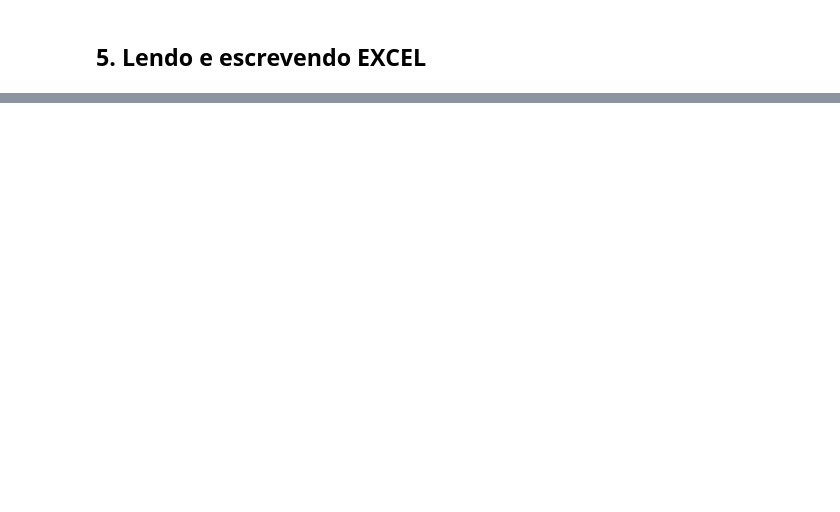
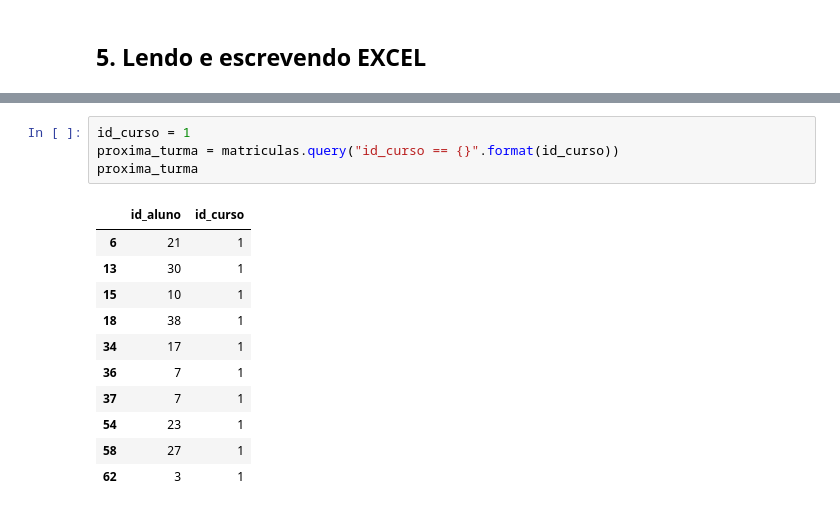
Before and after one commit to VinicusGB/cursos_data_science, a Jupyter notebook: 202201-ALURA-Formacao_Python_para_Data_Science/202202-ALURA-05_09-Pandas_Formatos_diferentes_de_entrada_e_saida/panda.ipynb, the cells around one changed output, grey strips where cells are left out. Drawn from its saved outputs; the diff is of its cells as text; blank space fills up the shorter version.

```diff
--- a/202201-ALURA-Formacao_Python_para_Data_Science/202202-ALURA-05_09-Pandas_Formatos_diferentes_de_entrada_e_saida/panda.ipynb
+++ b/202201-ALURA-Formacao_Python_para_Data_Science/202202-ALURA-05_09-Pandas_Formatos_diferentes_de_entrada_e_saida/panda.ipynb
@@ -640,0 +777,16 @@ d) Podemos substituir o código 5 para escrever um DataFrame em uma tabela html
+# %%
+id_curso = 1
+proxima_turma = matriculas.query("id_curso == {}".format(id_curso))
+proxima_turma
+# %% [output]
+|  | id_aluno | id_curso |
+| 6 | 21 | 1 |
+| 13 | 30 | 1 |
+| 15 | 10 | 1 |
+| 18 | 38 | 1 |
+| 34 | 17 | 1 |
+| 36 | 7 | 1 |
+| 37 | 7 | 1 |
+| 54 | 23 | 1 |
+| 58 | 27 | 1 |
+| 62 | 3 | 1 |
```
Also changed, not shown: parts of 56 cells of this notebook, 3 other files.
